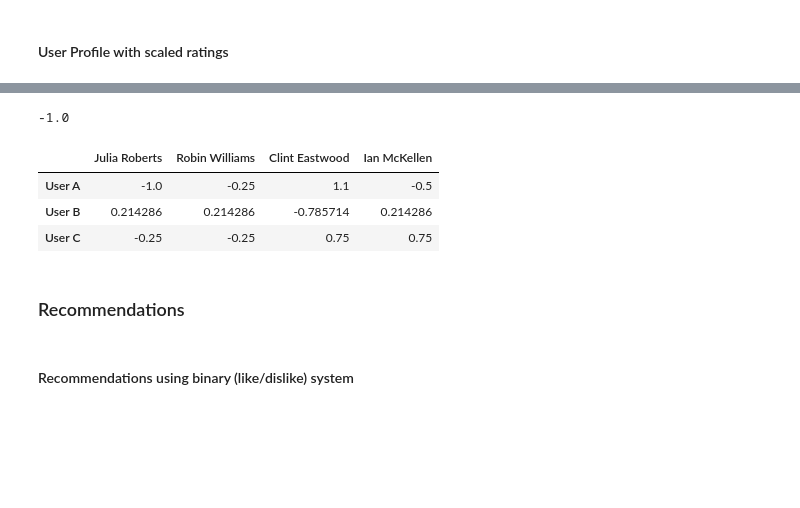
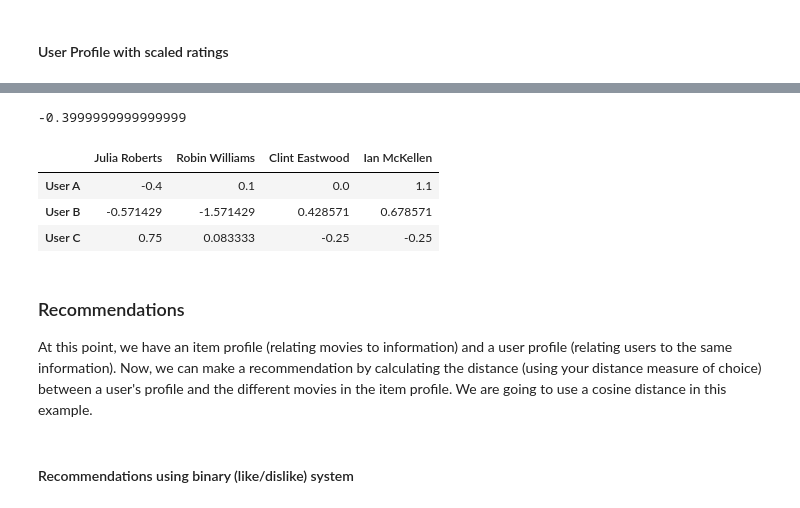
Before and after one commit to drolsonmi/math3280, a Jupyter notebook: Notes/3280_06_Recommendations.ipynb, the cells around one changed output, grey strips where cells are left out. Saved outputs shown, nothing was run; the diff lists cells and outputs as text; code cells hidden in the pictures; blank space fills up the shorter version.

```diff
--- a/Notes/3280_06_Recommendations.ipynb
+++ b/Notes/3280_06_Recommendations.ipynb
@@ -278,30 +303,31 @@ actor_ratings_from_user.replace(0,np.nan).mean()
 a = 'Julia Roberts'
 u = 'User A'
 
-avg_rating = user_starratings.replace(0,np.nan).loc[u].mean()
-(movie_casts[a] * user_starratings.loc[u]).apply(lambda x: 0 if x==0 else x-avg_rating).replace(0,np.nan).mean()
+avg_rating = user_ratings.replace(0,np.nan).loc[u].mean()
+(movie_casts[a] * user_ratings.loc[u]).apply(lambda x: 0 if x==0 else x-avg_rating).replace(0,np.nan).mean()
 # %% [output]
--1.0
+-0.3999999999999999
 # %%
 ### Apply for all users and actors
 user_profile_ratings = pd.DataFrame(columns=actors_list)
 
 for actor_id in actors_list:
     for user_id in user_ratings.index:
-        avg_rating = user_starratings.replace(0,np.nan).loc[user_id].mean()  # Average rating given by user
-        tmp = movie_casts[actor_id] * user_starratings.loc[user_id]          # Array of ratings given by user involving the given actor
+        avg_rating = user_ratings.replace(0,np.nan).loc[user_id].mean()  # Average rating given by user
+        tmp = movie_casts[actor_id] * user_ratings.loc[user_id]          # Array of ratings given by user involving the given actor
         user_profile_ratings.loc[user_id, actor_id] = tmp.apply(lambda x: 0 if x==0 else x-avg_rating).replace(0,np.nan).mean() # Subtract avg rating from ratings given, then take the mean
 
 
 user_profile_ratings.drop('Movie Rating', axis=1, inplace=True)
 user_profile_ratings
 # %% [output]
 |  | Julia Roberts | Robin Williams | Clint Eastwood | Ian McKellen |
-| User A | -1.0 | -0.25 | 1.1 | -0.5 |
-| User B | 0.214286 | 0.214286 | -0.785714 | 0.214286 |
-| User C | -0.25 | -0.25 | 0.75 | 0.75 |
+| User A | -0.4 | 0.1 | 0.0 | 1.1 |
+| User B | -0.571429 | -1.571429 | 0.428571 | 0.678571 |
+| User C | 0.75 | 0.083333 | -0.25 | -0.25 |
 # %% [markdown]
 ### Recommendations
+At this point, we have an item profile (relating movies to information) and a user profile (relating users to the same information). Now, we can make a recommendation by calculating the distance (using your distance measure of choice) between a user's profile and the different movies in the item profile. We are going to use a cosine distance in this example.
 # %% [markdown]
 #### Recommendations using binary (like/dislike) system
 # %%
```
Also changed, not shown: parts of 16 cells of this notebook, 1 other file.
